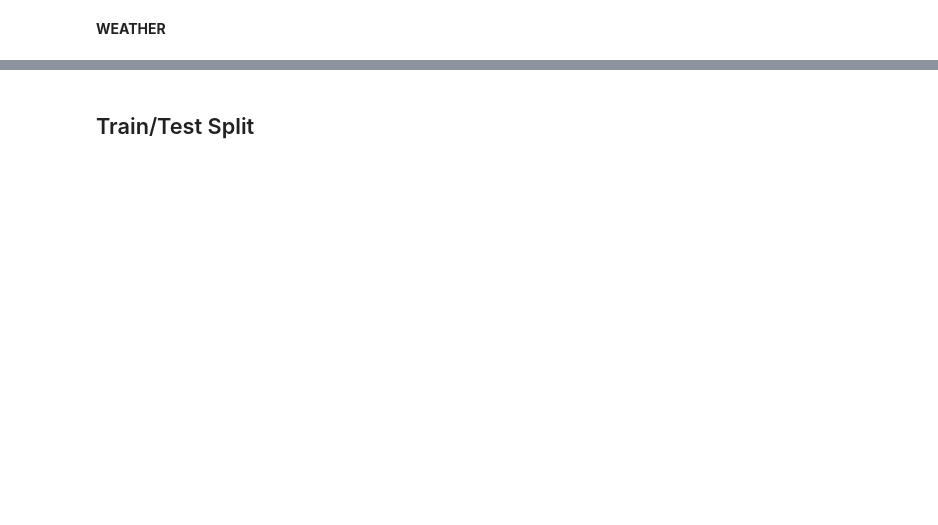
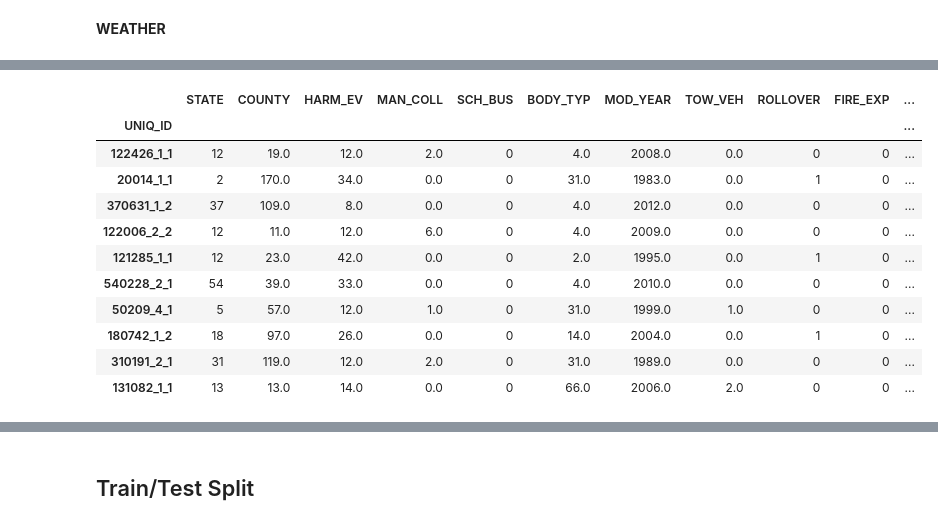
Before and after one commit to kjones5/metis_bootcamp, a Jupyter notebook: Project3_TrafficAccidentData/EDA_trafficfatalities.ipynb, the cells around one changed output, grey strips where cells are left out. Saved outputs shown, nothing was run; the diff lists cells and outputs as text; code cells hidden in the pictures; blank space fills up the shorter version.

```diff
--- a/Project3_TrafficAccidentData/EDA_trafficfatalities.ipynb
+++ b/Project3_TrafficAccidentData/EDA_trafficfatalities.ipynb
@@ -1823,0 +2247,17 @@ df_model3.groupby(['WEATHER'])['STATE'].describe()
+# %%
+df_model4 = df_model2.copy()
+# %%
+df_model4.sample(10)
+# %% [output]
+|  | STATE | COUNTY | HARM_EV | MAN_COLL | SCH_BUS | BODY_TYP | MOD_YEAR | TOW_VEH | ROLLOVER | FIRE_EXP | ... |
+| UNIQ_ID |  |  |  |  |  |  |  |  |  |  | ... |
+| 122426_1_1 | 12 | 19.0 | 12.0 | 2.0 | 0 | 4.0 | 2008.0 | 0.0 | 0 | 0 | ... |
+| 20014_1_1 | 2 | 170.0 | 34.0 | 0.0 | 0 | 31.0 | 1983.0 | 0.0 | 1 | 0 | ... |
+| 370631_1_2 | 37 | 109.0 | 8.0 | 0.0 | 0 | 4.0 | 2012.0 | 0.0 | 0 | 0 | ... |
+| 122006_2_2 | 12 | 11.0 | 12.0 | 6.0 | 0 | 4.0 | 2009.0 | 0.0 | 0 | 0 | ... |
+| 121285_1_1 | 12 | 23.0 | 42.0 | 0.0 | 0 | 2.0 | 1995.0 | 0.0 | 1 | 0 | ... |
+| 540228_2_1 | 54 | 39.0 | 33.0 | 0.0 | 0 | 4.0 | 2010.0 | 0.0 | 0 | 0 | ... |
+| 50209_4_1 | 5 | 57.0 | 12.0 | 1.0 | 0 | 31.0 | 1999.0 | 1.0 | 0 | 0 | ... |
+| 180742_1_2 | 18 | 97.0 | 26.0 | 0.0 | 0 | 14.0 | 2004.0 | 0.0 | 1 | 0 | ... |
+| 310191_2_1 | 31 | 119.0 | 12.0 | 2.0 | 0 | 31.0 | 1989.0 | 0.0 | 0 | 0 | ... |
+| 131082_1_1 | 13 | 13.0 | 14.0 | 0.0 | 0 | 66.0 | 2006.0 | 2.0 | 0 | 0 | ... |
```
Also changed, not shown: parts of 104 cells of this notebook, 3 other files.
